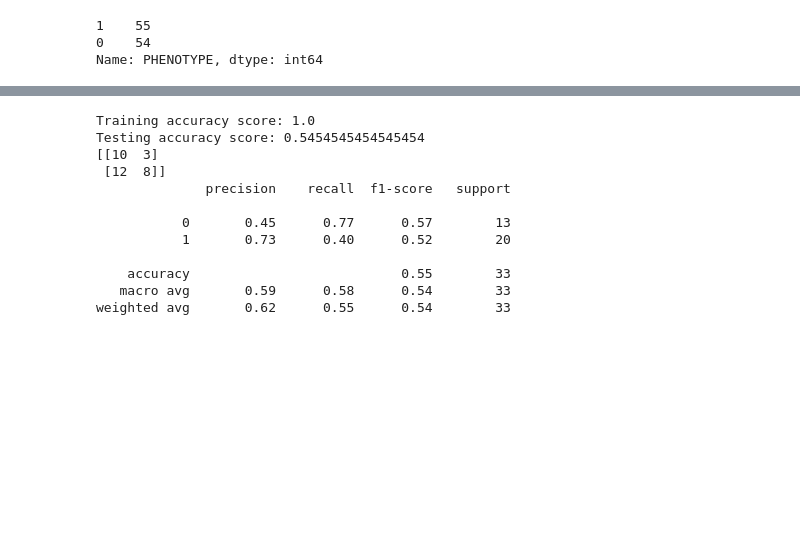
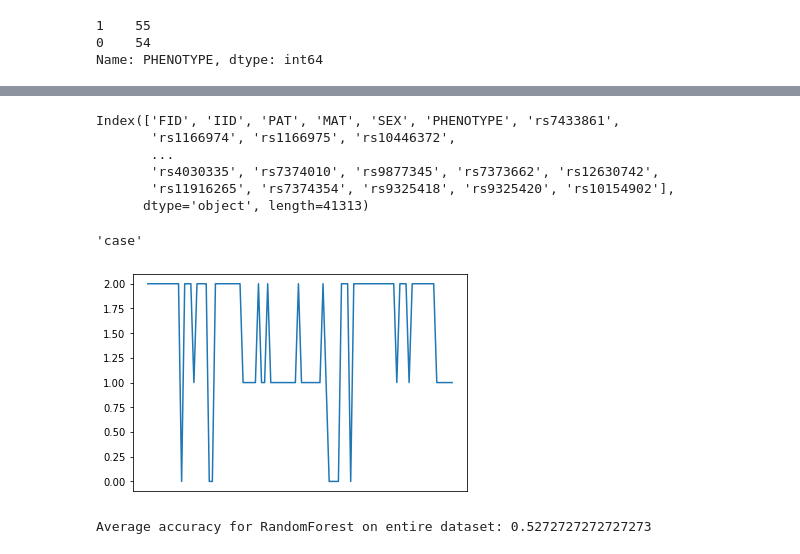
Before and after one commit to EannaCurran/FYP-Time-Series-Classification-For-GWAS-Data, a Jupyter notebook: FYP_Second_GWAS.ipynb, the cells around one changed output, grey strips where cells are left out. Saved outputs shown, nothing was run; the diff lists cells and outputs as text; code cells hidden in the pictures; blank space fills up the shorter version.

```diff
--- a/FYP_Second_GWAS.ipynb
+++ b/FYP_Second_GWAS.ipynb
@@ -63,8 +68,17 @@ df.columns
+# %%
+# Printing shape of df
+
+df.columns
+# %% [output]
+Index(['FID', 'IID', 'PAT', 'MAT', 'SEX', 'PHENOTYPE', 'rs7433861',
+       'rs1166974', 'rs1166975', 'rs10446372',
+       ...
+       'rs4030335', 'rs7374010', 'rs9877345', 'rs7373662', 'rs12630742',
+       'rs11916265', 'rs7374354', 'rs9325418', 'rs9325420', 'rs10154902'],
+      dtype='object', length=41313)
 # %%
-# Re-encoding phenotype column
-
-#df["PHENOTYPE"] = df["PHENOTYPE"].replace("0","case")
-#df["PHENOTYPE"] = df["PHENOTYPE"].replace("1","control")
+df["PHENOTYPE"] = df["PHENOTYPE"].replace("0","case")
+df["PHENOTYPE"] = df["PHENOTYPE"].replace("1","control")
 # %%
 # Dropping columns and seperating phenotype column
 phenotype = df.pop("PHENOTYPE")
@@ -79,6 +93,16 @@ idf.columns = dfTest.columns
 # Converting columns to be numberical
 
 dfTest = idf.apply(pd.to_numeric)
+# %%
+# Visualising first 100 SNPs of first case
+
+dfTranspose = dfTest.T
+plt.xticks([])
+plt.plot(dfTranspose[0][0:100], color="tab:blue")
+phenotype[0]
+# %% [output]
+'case'
+[figure, added]
 # %%
 # Splitting data into training data and testing data
 
@@ -110,25 +110,19 @@ print('Best n_estimators:', bestModel.best_estimator_.get_params()['n_estimators
-# %%
-rfc = RandomForestClassifier()
-rfc.fit(xTrain, yTrain)
-yPredicted = rfc.predict(xTrain)
-print("Training accuracy score: {}".format(accuracy_score(yTrain, yPredicted)))
-yPredicted = rfc.predict(xTtest)
-print("Testing accuracy score: {}".format(accuracy_score(yTest, yPredicted)))
-print(confusion_matrix(yTest, yPredicted))
-print(classification_report(yTest, yPredicted))
-# %% [output]
-Training accuracy score: 1.0
-Testing accuracy score: 0.5454545454545454
-[[10  3]
- [12  8]]
-              precision    recall  f1-score   support
-
-           0       0.45      0.77      0.57        13
-           1       0.73      0.40      0.52        20
-
-    accuracy                           0.55        33
-   macro avg       0.59      0.58      0.54        33
-weighted avg       0.62      0.55      0.54        33
+# %%
+# Classifying GWAS data using RandomForest
+
+results = []
+for n in range(0,10):
+    xTrain, xTtest, yTrain, yTest = train_test_split(dfTest, phenotype, train_size=0.7)
+
+    rfc = RandomForestClassifier()
+    rfc.fit(xTrain, yTrain)
+
+    yPredicted = rfc.predict(xTtest)
+    results.append(accuracy_score(yTest, yPredicted))
+
+print(f"Average accuracy for RandomForest on entire dataset: {sum(results) / len(results)}")
+# %% [output]
+Average accuracy for RandomForest on entire dataset: 0.5272727272727273
 # %%
 # Converting df to array structure
 
```
Also changed, not shown: parts of 19 cells of this notebook, 1 other file.
